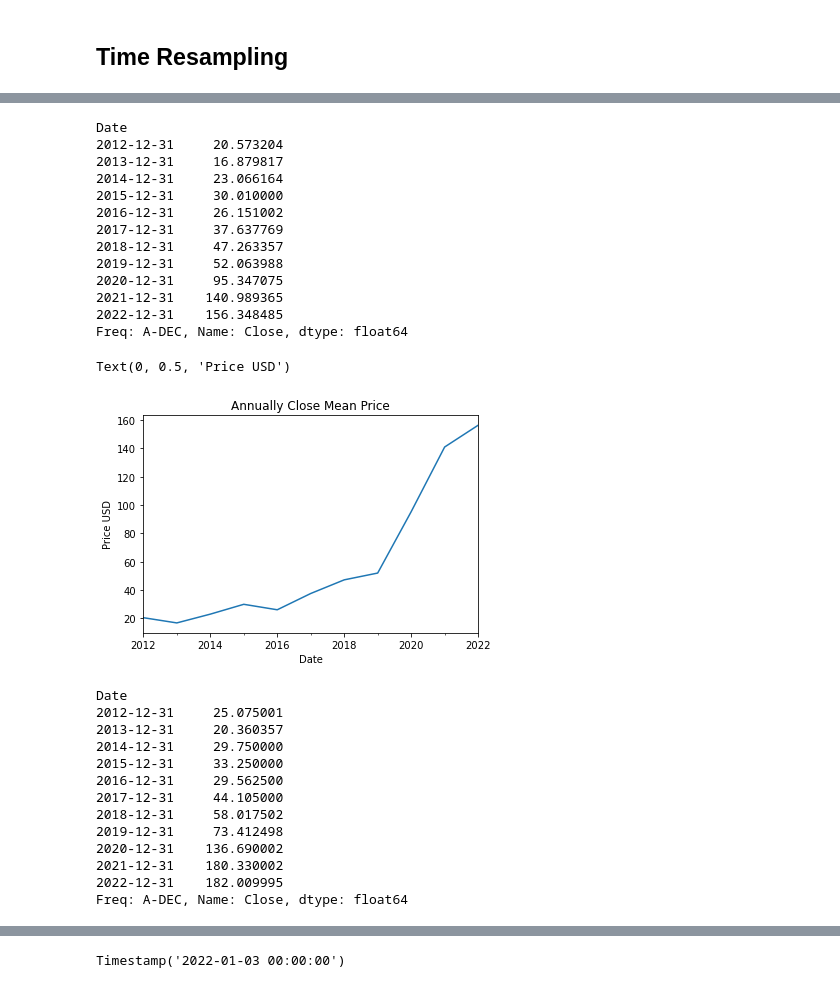
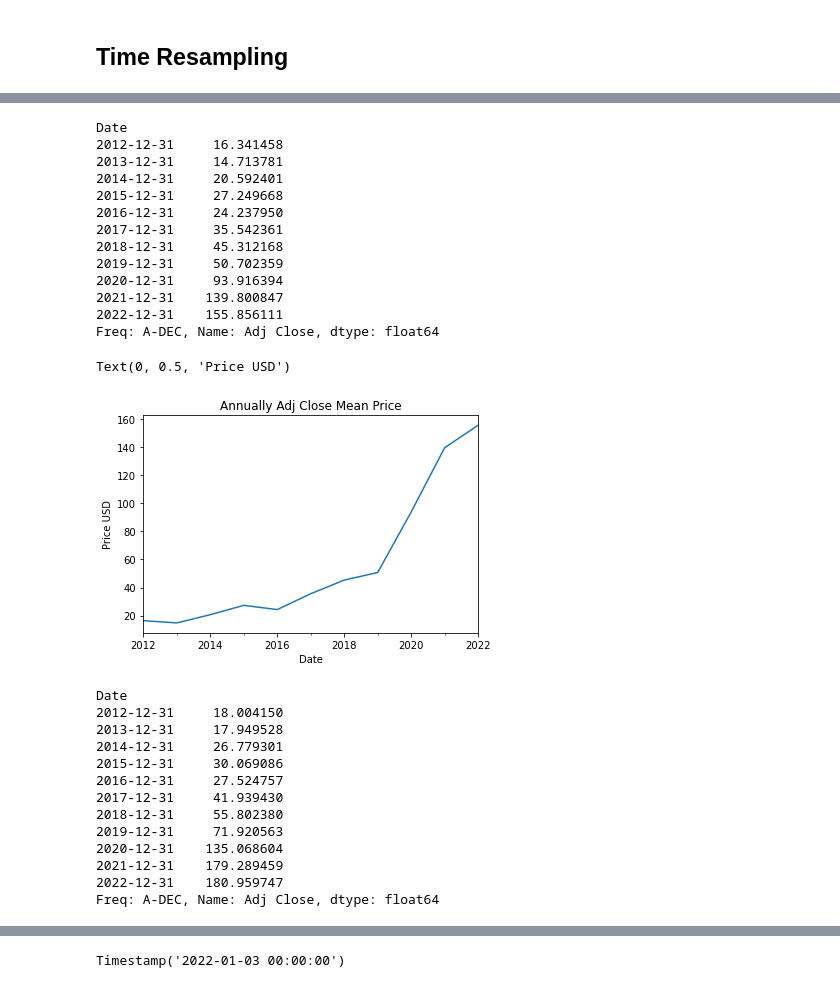
Before and after one commit to grantc00/Capstone-2, a Jupyter notebook: Capstone2.ipynb, the cells around one changed output, grey strips where cells are left out. Saved outputs shown, nothing was run; the diff lists cells and outputs as text; code cells hidden in the pictures.

```diff
--- a/Capstone2.ipynb
+++ b/Capstone2.ipynb
@@ -28,7 +28,7 @@ from statsmodels.tsa.stattools import adfuller
 
 %matplotlib inline
 # %%
-start = datetime(2012, 1, 1)
+start = datetime(2012, 12, 1)
 end = datetime(2022, 12, 1)
 
 df_aapl = pdr.get_data_yahoo('AAPL', start, end)
@@ -198,47 +175,47 @@ Text(0.5, 1.0, 'Average Daily Return of Apple')
 # %%
 # annually close mean price
 
-df_aapl.resample(rule='A').mean()['Close']
+df_aapl.resample(rule='A').mean()['Adj Close']
 # %% [output]
 Date
-2012-12-31     20.573204
-2013-12-31     16.879817
-2014-12-31     23.066164
-2015-12-31     30.010000
-2016-12-31     26.151002
-2017-12-31     37.637769
-2018-12-31     47.263357
-2019-12-31     52.063988
-2020-12-31     95.347075
-2021-12-31    140.989365
-2022-12-31    156.348485
-Freq: A-DEC, Name: Close, dtype: float64
+2012-12-31     16.341458
+2013-12-31     14.713781
+2014-12-31     20.592401
+2015-12-31     27.249668
+2016-12-31     24.237950
+2017-12-31     35.542361
+2018-12-31     45.312168
+2019-12-31     50.702359
+2020-12-31     93.916394
+2021-12-31    139.800847
+2022-12-31    155.856111
+Freq: A-DEC, Name: Adj Close, dtype: float64
 # %%
 # annually close mean price plot
 
-df_aapl.resample(rule='A').mean()['Close'].plot()
-plt.title('Annually Close Mean Price')
+df_aapl.resample(rule='A').mean()['Adj Close'].plot()
+plt.title('Annually Adj Close Mean Price')
 plt.xlabel('Date')
 plt.ylabel('Price USD')
 # %% [output]
 Text(0, 0.5, 'Price USD')
-[figure, old version]
+[figure, new version]
 # %%
-## annually close price max
+## annually Adj Close price max
 
-df_aapl.resample(rule='A').max()['Close']
+df_aapl.resample(rule='A').max()['Adj Close']
 # %% [output]
 Date
-2012-12-31     25.075001
-2013-12-31     20.360357
-2014-12-31     29.750000
-2015-12-31     33.250000
-2016-12-31     29.562500
-2017-12-31     44.105000
-2018-12-31     58.017502
-2019-12-31     73.412498
-2020-12-31    136.690002
-2021-12-31    180.330002
-2022-12-31    182.009995
-Freq: A-DEC, Name: Close, dtype: float64
+2012-12-31     18.004150
+2013-12-31     17.949528
+2014-12-31     26.779301
+2015-12-31     30.069086
+2016-12-31     27.524757
+2017-12-31     41.939430
+2018-12-31     55.802380
+2019-12-31     71.920563
+2020-12-31    135.068604
+2021-12-31    179.289459
+2022-12-31    180.959747
+Freq: A-DEC, Name: Adj Close, dtype: float64
 # %%
```
Also changed, not shown: parts of 40 cells of this notebook, 1 other file.
